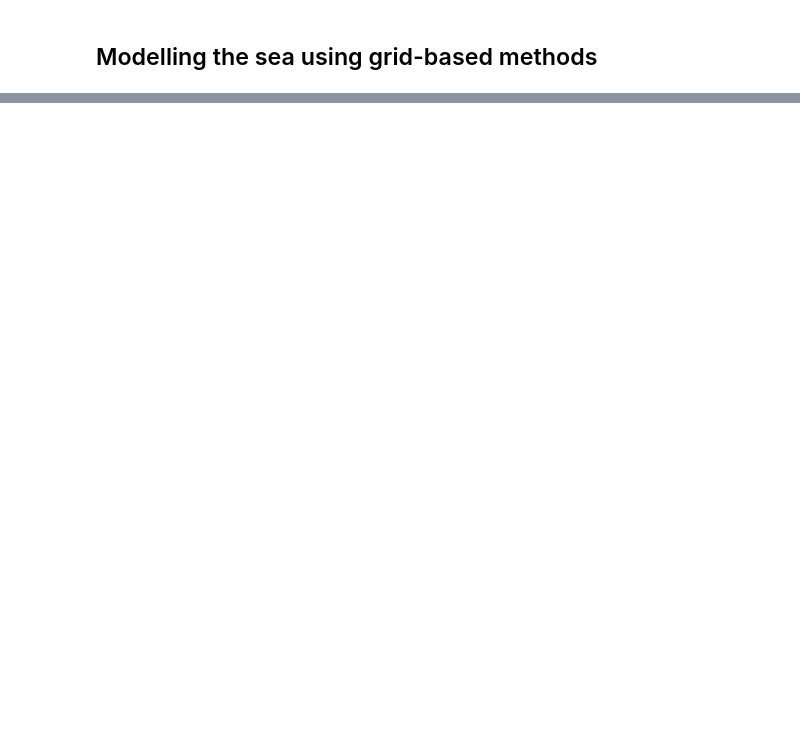
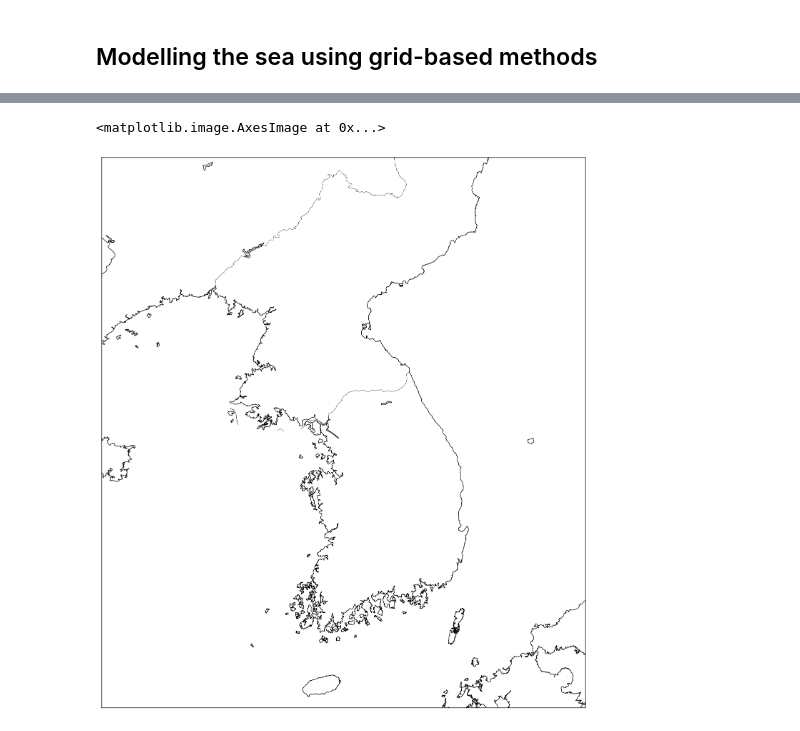
Before and after one commit to Predicting-marine-traffic-conditions/Predict-Maritime-Congestion_Sol2, a Jupyter notebook: PredictMaineCongestion.ipynb, the cells around one changed output, grey strips where cells are left out. Cells and saved outputs as stored; diff of their text form; code cells hidden in the pictures; blank space fills up the shorter version.

```diff
--- a/PredictMaineCongestion.ipynb
+++ b/PredictMaineCongestion.ipynb
@@ -22,0 +16,20 @@ grid.extract_coords_lat_lon(2)
+# %%
+base_lat = [33, 42]
+base_lon = [122, 132]
+
+# 탱커와 벌커의 평균 속도: 15~16노트(28~30km/h)
+avg_speed = 30
+pivot_time = 5
+gridmap_pivot_distance_km = 5
+
+earth_radius = 6371
+lat_distance_per_one = round(earth_radius * math.pi / 180, 3)
+lon_distance_per_one = {0:111.322, 5:110.902, 10:109.643, 15:117.553, 20:114.650, 25:100.953, 30:96.490,
+                        35:91.290, 40:85.397, 45:78.850, 50:71.700, 55:63.997, 60:55.803, 65:47.178, 70:38.188,
+                        75:28.904, 80:19.394, 85:9.735, 90:0}
+
+absolute_distance_pos = [[0],[0]]
+
+for lat in range(base_lat[0]+1, base_lat[1]+1):
+    absolute_distance_pos[0].append(lat_distance_per_one)
+    absolute_distance_pos[1].append(lon_distance_per_one[(lat//5)*5])
@@ -22,0 +101,15 @@ grid.extract_coords_lat_lon(2)
+# %%
+f = plt.figure(figsize=[20,20])
+m = Basemap(llcrnrlon = base_lon[0], llcrnrlat = base_lat[0],
+            urcrnrlon = base_lon[1], urcrnrlat = base_lat[1],
+            resolution='h', projection='merc',)
+m.drawcoastlines()
+m.drawcountries()
+m.drawmapboundary()
+m.shadedrelief()
+
+# m.drawmeridians(np.arange(base_lon[0], base_lon[1], 0.5))
+# m.drawparallels(np.arange(base_lat[0], base_lat[1], 0.5))
+# %% [output]
+<matplotlib.image.AxesImage at 0x...>
+[figure, added]
```
Also changed, not shown: parts of 9 cells of this notebook.
